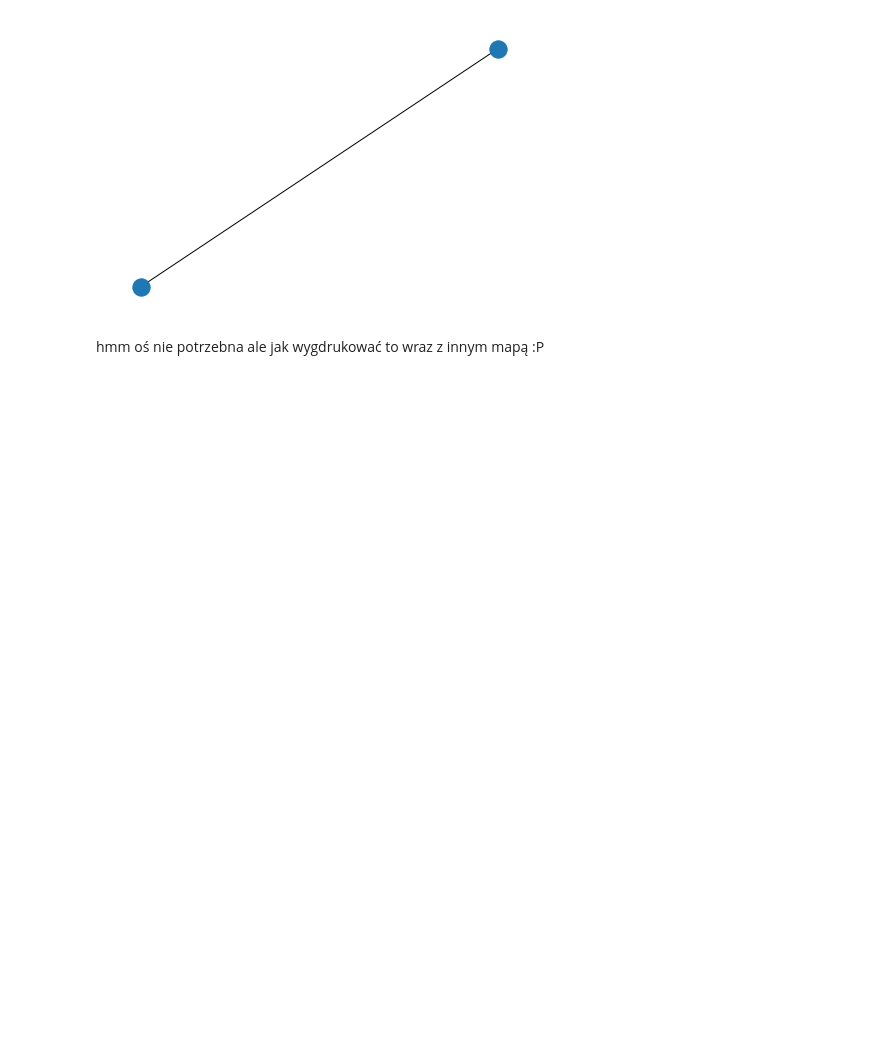
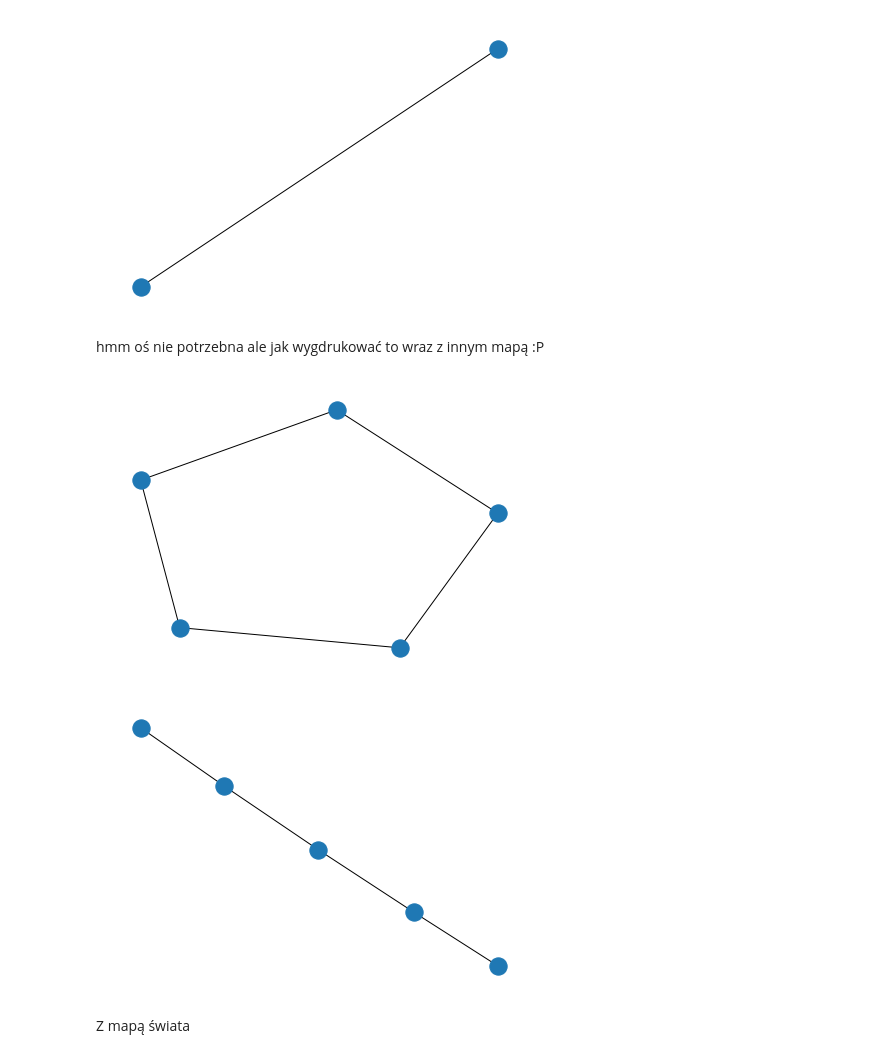
Before and after one commit to ciepielajan/Graph-, a Jupyter notebook: networkx_with_coordinate.ipynb, the cells around one changed output. Saved outputs shown, nothing was run; the diff lists cells and outputs as text; code cells hidden in the pictures; blank space fills up the shorter version.

```diff
--- a/networkx_with_coordinate.ipynb
+++ b/networkx_with_coordinate.ipynb
@@ -25,3 +25,21 @@ nx.draw(G,pos)
 hmm oś nie potrzebna ale jak wygdrukować to wraz z innym mapą :P
 # %%
 from matplotlib import pyplot as plt
+# %%
+import networkx as nx
+import matplotlib.pyplot as plt
+
+G=nx.cycle_graph(5)
+H=nx.path_graph(5)
+
+plt.figure(1)
+nx.draw(G)
+plt.figure(2)
+nx.draw(H)
+
+plt.show()
+# %% [output]
+[figure, added]
+[figure, added]
+# %% [markdown]
+Z mapą świata
```
Also changed, not shown: parts of 6 cells of this notebook.
